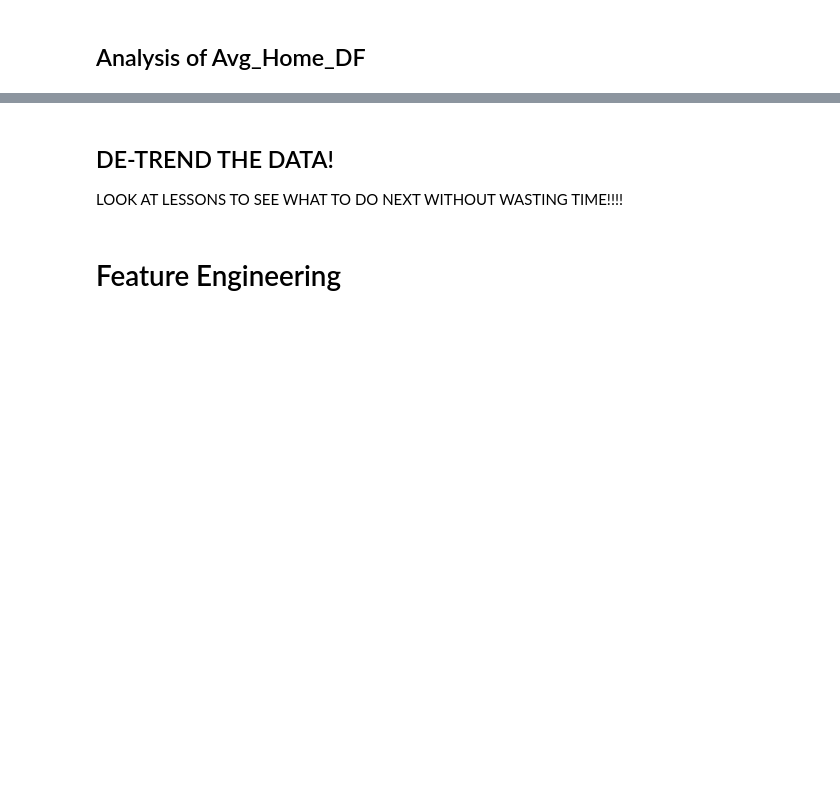
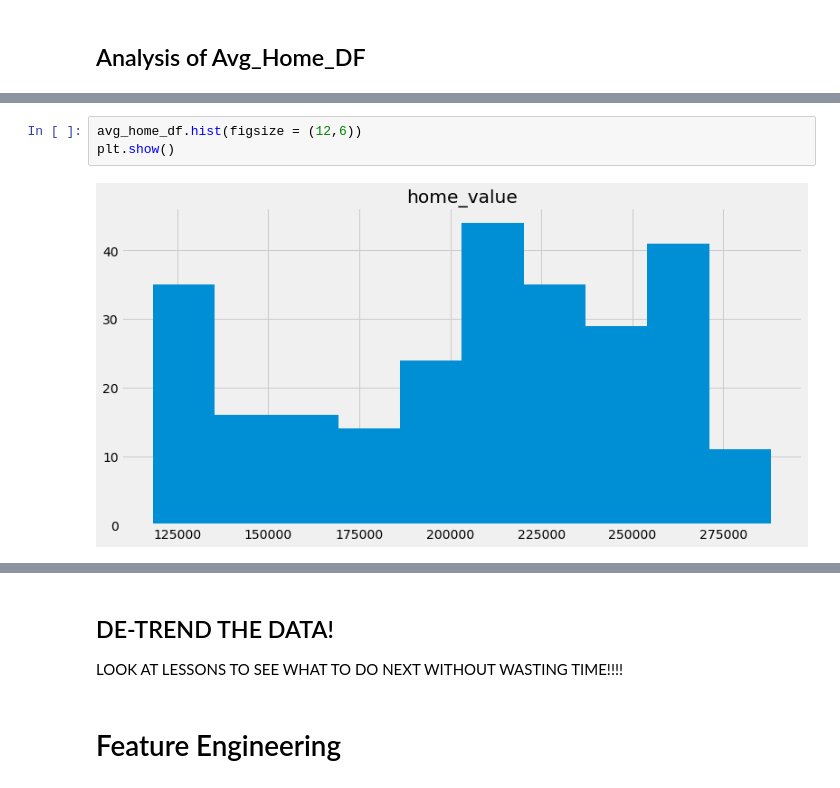
Before and after one commit to jxn628/dsc-phase-4-project-1, a Jupyter notebook: student.ipynb, the cells around one changed output, grey strips where cells are left out. Drawn from its saved outputs; the diff is of its cells as text; blank space fills up the shorter version.

```diff
--- a/student.ipynb
+++ b/student.ipynb
@@ -280,0 +359,5 @@ plt.show();
+# %%
+avg_home_df.hist(figsize = (12,6))
+plt.show()
+# %% [output]
+[figure, added]
```
Also changed, not shown: parts of 161 cells of this notebook.
